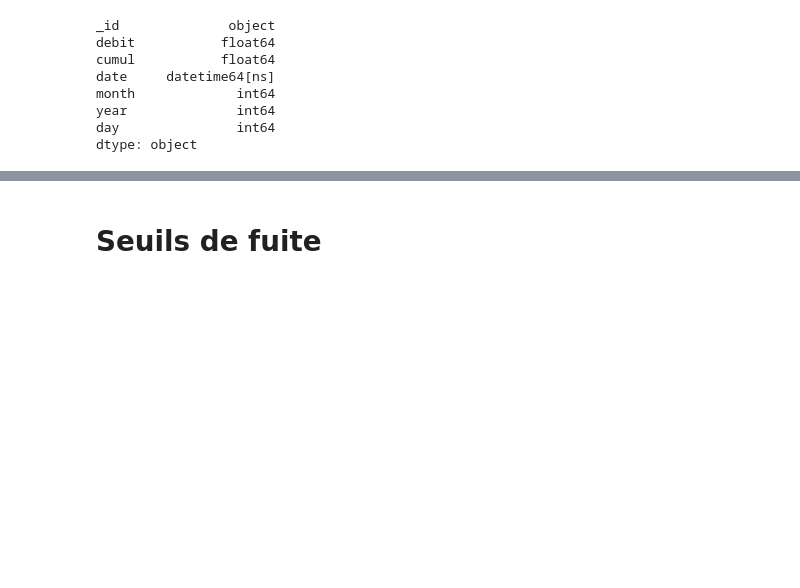
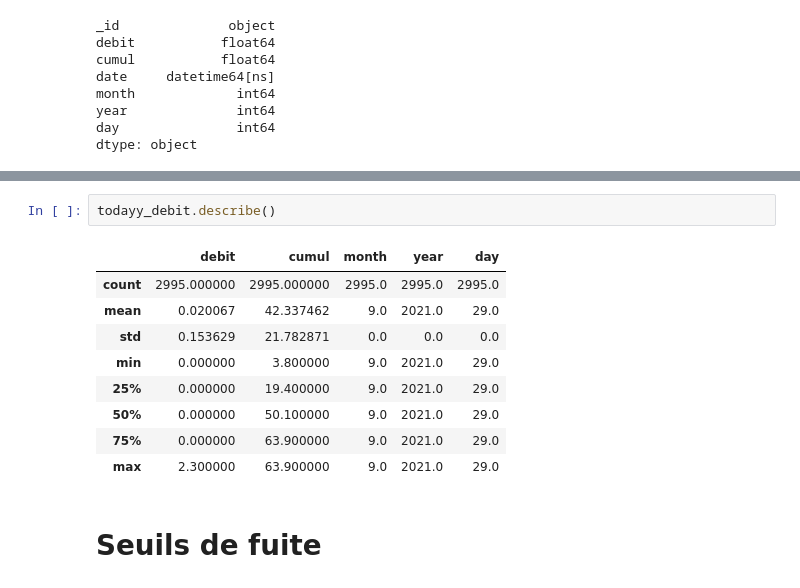
Before and after one commit to Cyrine-afk/Water-Consumption, a Jupyter notebook: Water DB.ipynb, the cells around one changed output, grey strips where cells are left out. Saved outputs shown, nothing was run; the diff lists cells and outputs as text; blank space fills up the shorter version.

```diff
--- a/Water DB.ipynb
+++ b/Water DB.ipynb
@@ -596,2 +624,14 @@ dtype: object
+# %%
+todayy_debit.describe()
+# %% [output]
+|  | debit | cumul | month | year | day |
+| count | 2995.000000 | 2995.000000 | 2995.0 | 2995.0 | 2995.0 |
+| mean | 0.020067 | 42.337462 | 9.0 | 2021.0 | 29.0 |
+| std | 0.153629 | 21.782871 | 0.0 | 0.0 | 0.0 |
+| min | 0.000000 | 3.800000 | 9.0 | 2021.0 | 29.0 |
+| 25% | 0.000000 | 19.400000 | 9.0 | 2021.0 | 29.0 |
+| 50% | 0.000000 | 50.100000 | 9.0 | 2021.0 | 29.0 |
+| 75% | 0.000000 | 63.900000 | 9.0 | 2021.0 | 29.0 |
+| max | 2.300000 | 63.900000 | 9.0 | 2021.0 | 29.0 |
 # %% [markdown]
 # Seuils de fuite
```
Also changed, not shown: parts of 7 cells of this notebook.
